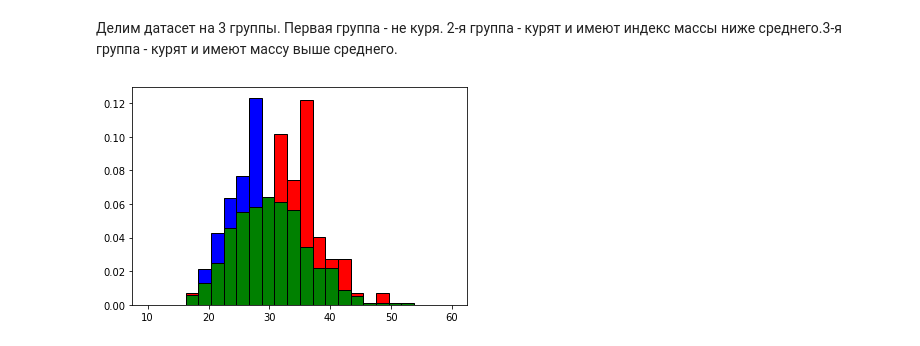
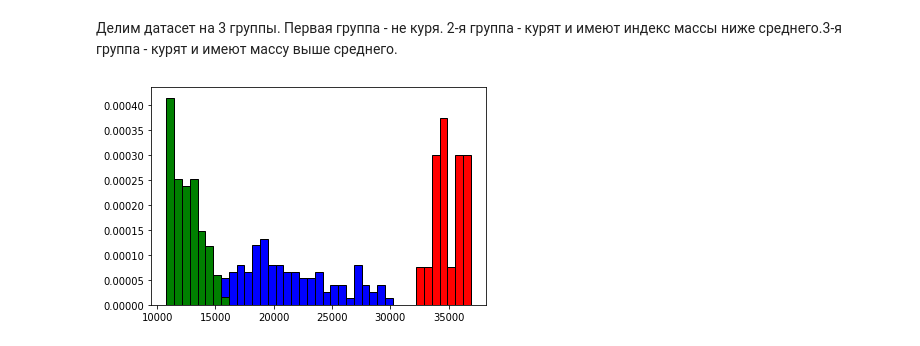
Before and after one commit to vzorspb/DE_Sprint, a Jupyter notebook: Task_1_4.ipynb, the cells around one changed output. Cells and saved outputs as stored; diff of their text form; code cells hidden in the pictures.

```diff
--- a/Task_1_4.ipynb
+++ b/Task_1_4.ipynb
@@ -110,10 +115,12 @@ arr_type3=np.array (type3).T
 # %% [markdown]
 Делим датасет на 3 группы. Первая группа - не куря. 2-я группа - курят и имеют индекс массы ниже среднего.3-я группа - курят и имеют массу выше среднего.
 # %%
-i=2
-plt.hist(arr_type2[i], np.linspace(10, 60, 25), edgecolor = "black", color='blue', density=True)
-plt.hist(arr_type3[i], np.linspace(10, 60, 25), edgecolor = "black", color='red', density=True)
-plt.hist(arr_type1[i], np.linspace(10, 60, 25), edgecolor = "black", color='green', density=True)
+i=6
+min = arr_type2[i].min()
+max = arr_type2[i].max()
+plt.hist(arr_type2[i], np.linspace(min,max,40), edgecolor = "black", color='blue', density=True)
+plt.hist(arr_type3[i], np.linspace(min,max,40), edgecolor = "black", color='red', density=True)
+plt.hist(arr_type1[i], np.linspace(min,max,40), edgecolor = "black", color='green', density=True)
 plt.show()
 # %% [output]
-[figure, old version]
+[figure, new version]
```
Also changed, not shown: parts of 2 cells of this notebook.
